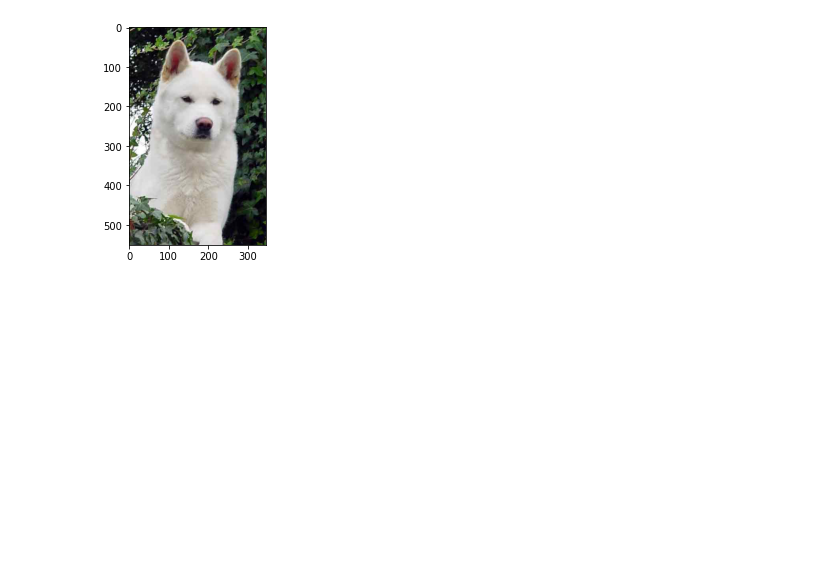
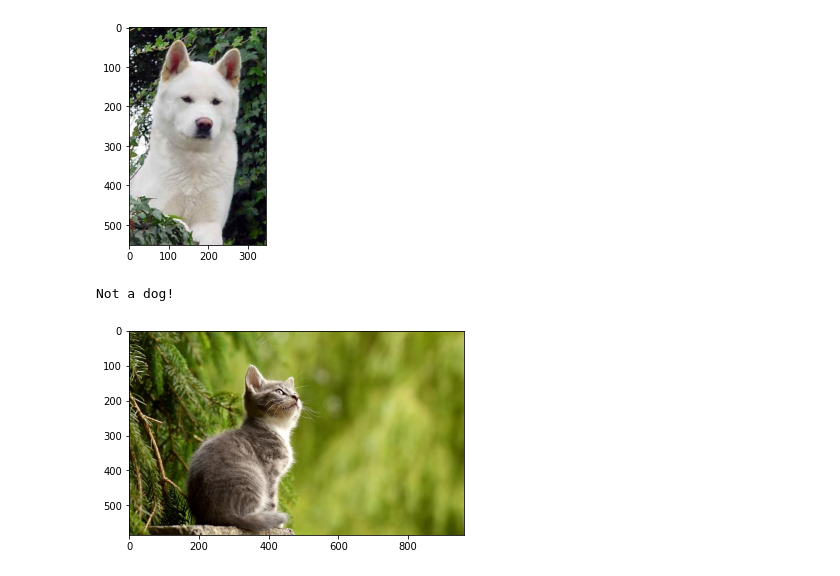
Before and after one commit to jigarsanghavi/dogbreed_classifier, a Jupyter notebook: dog_breed_classifier.ipynb, the cells around one changed output. Saved outputs shown, nothing was run; the diff lists cells and outputs as text; code cells hidden in the pictures; blank space fills up the shorter version.

```diff
--- a/dog_breed_classifier.ipynb
+++ b/dog_breed_classifier.ipynb
@@ -304,3 +232,8 @@ detect_breed('/content/dogImages/test/004.Akita/Akita_00258.jpg')
 # %% [output]
 It's a dog! The name of the Breed is: Akita
 [figure]
+# %%
+detect_breed('/content/test.webp')
+# %% [output]
+Not a dog!
+[figure, added]
```
Also changed, not shown: parts of 6 cells of this notebook.
